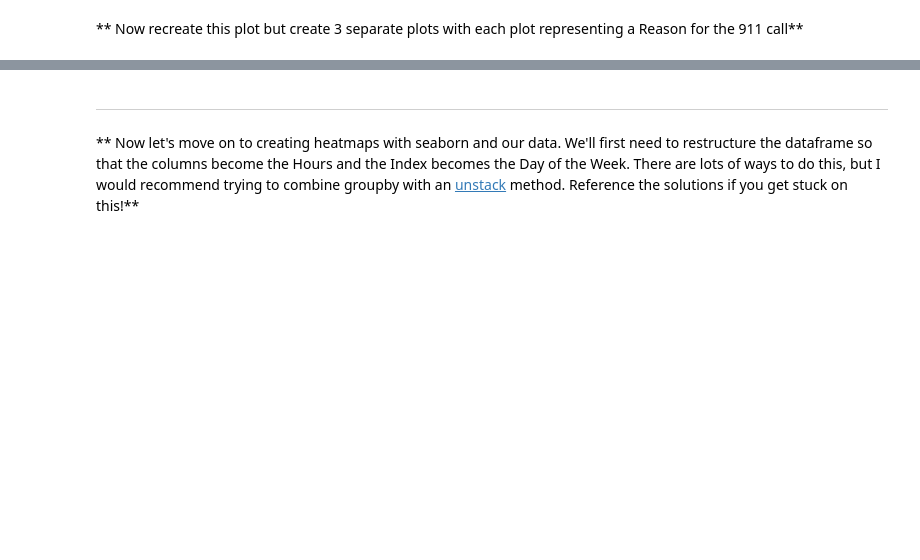
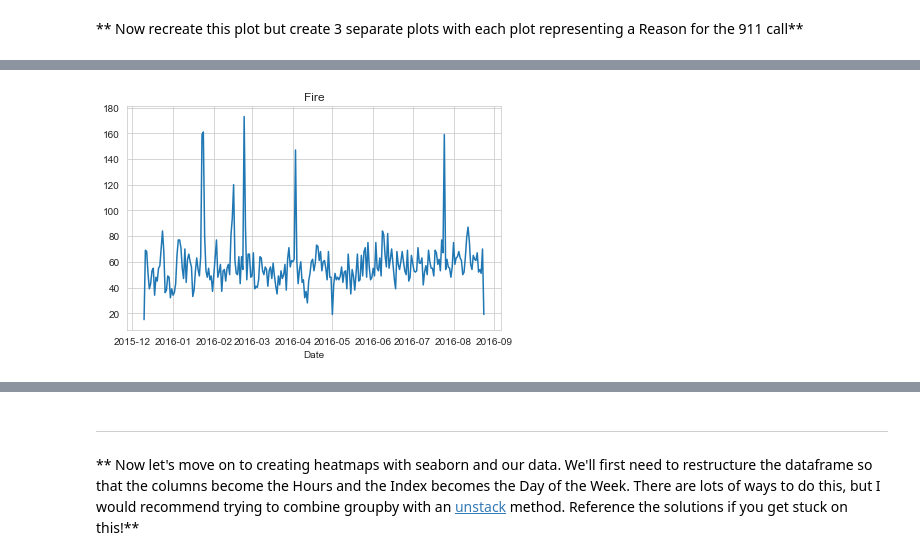
Before and after one commit to ChojdiMag/pandas, a Jupyter notebook: 911_Calls Data/01-911 Calls Data Capstone Project.ipynb, the cells around one changed output, grey strips where cells are left out. Cells and saved outputs as stored; diff of their text form; code cells hidden in the pictures; blank space fills up the shorter version.

```diff
--- a/911_Calls Data/01-911 Calls Data Capstone Project.ipynb
+++ b/911_Calls Data/01-911 Calls Data Capstone Project.ipynb
@@ -227,0 +227,6 @@ df['Date']=df['timeStamp'].apply(lambda t: t.date())
+# %%
+df[df['Reason'] == 'Fire'].groupby('Date').count()['lat'].plot()
+plt.title('Fire')
+plt.tight_layout()
+# %% [output]
+[figure, added]
```
Also changed, not shown: parts of 19 cells of this notebook.
